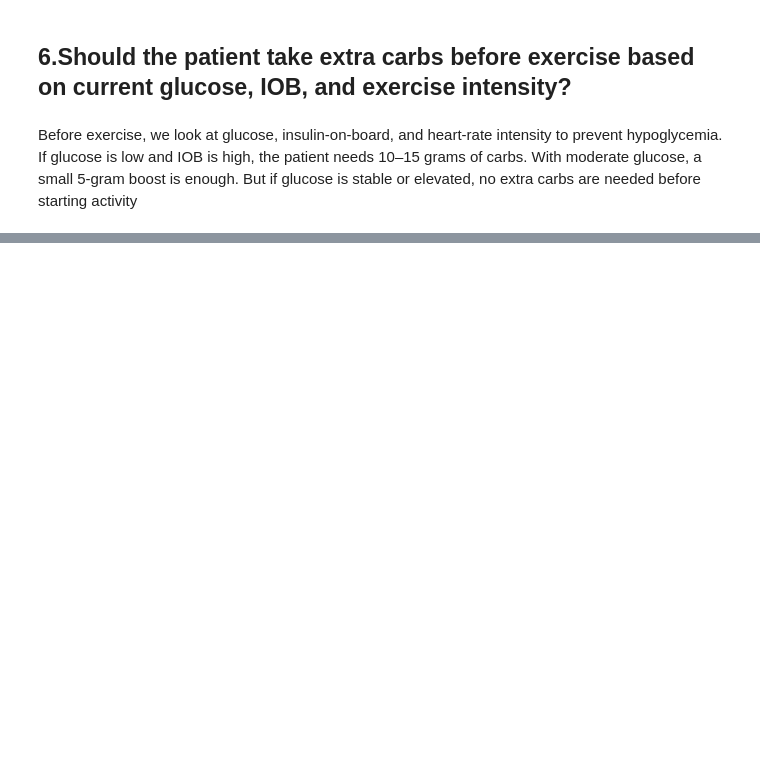
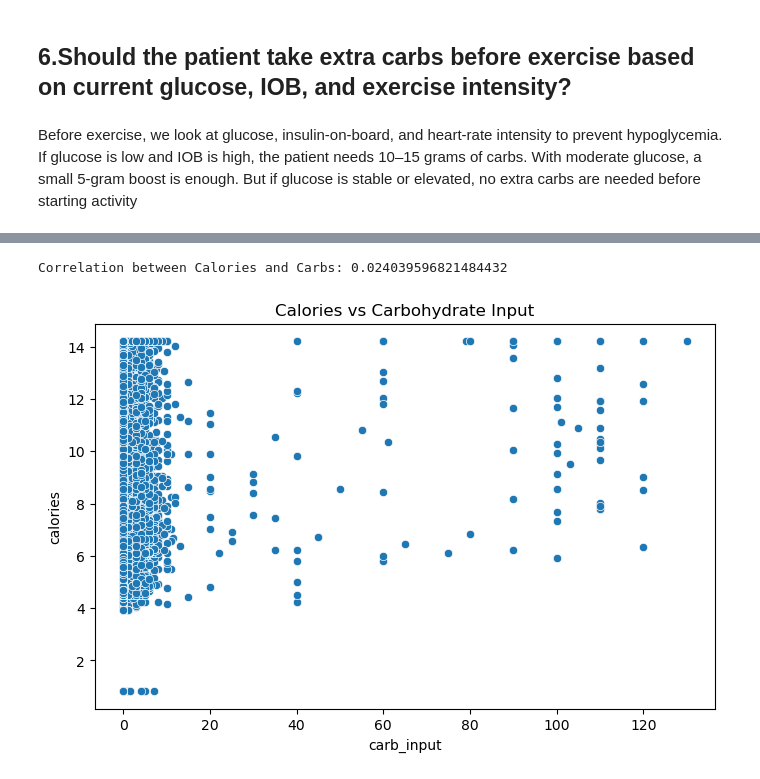
Before and after one commit to rajeshwariananth/Team01_PyVoyagers_Python_Hackathon_MAY_2026, a Jupyter notebook: Team01_PYVoyagers_Prescriptive.ipynb, the cells around one changed output, grey strips where cells are left out. Saved outputs shown, nothing was run; the diff lists cells and outputs as text; code cells hidden in the pictures; blank space fills up the shorter version.

```diff
--- a/Team01_PYVoyagers_Prescriptive.ipynb
+++ b/Team01_PYVoyagers_Prescriptive.ipynb
@@ -129,26 +131,36 @@ Helps identify insulin resistance, meal‑time insulin needs, and basal‑bolus
 # %%
 
 
+import pandas as pd
+
+# 1. CRITICAL: Convert 'time' to datetime objects so .dt works
+df['time'] = pd.to_datetime(df['time'])
+
+# 2. Extract hour
 df['hour'] = df['time'].dt.hour
 
-# Filter overnight window (12 AM to 6 AM) and COPY to avoid warnings
+# 3. Filter overnight window (12 AM to 6 AM)
 overnight = df[(df['hour'] >= 0) & (df['hour'] <= 6)].copy()
 
-# Compute glucose_next for overnight trend
+# 4. Compute glucose_next for overnight trend per patient
+# We must sort by time first to ensure the 'shift' is chronological
+overnight = overnight.sort_values(['patient_id', 'time'])
 overnight['glucose_next'] = overnight.groupby('patient_id')['glucose'].shift(-1)
 
-# Glucose change (positive = rising, negative = falling)
+# 5. Glucose change (Positive = rising, Negative = falling)
 overnight['overnight_change'] = overnight['glucose_next'] - overnight['glucose']
 
-# Average overnight change per patient
+# 6. Average overnight change per patient
+# We drop NaNs created by the shift at the end of each patient's window
 trend = (
-    overnight.groupby('patient_id')['overnight_change']
+    overnight.dropna(subset=['overnight_change'])
+    .groupby('patient_id')['overnight_change']
     .mean()
     .round(2)
     .reset_index()
 )
 
-# Recommendation logic
+# 7. Recommendation logic
 def recommend(change):
     if change > 5:
         return "Increase basal overnight"
@@ -361,0 +413,12 @@ HUPA0028P                                      137
+# %%
+carb_corr = df[['calories', 'carb_input']].corr().iloc[0,1]
+print(f"\nCorrelation between Calories and Carbs: {carb_corr}")
+# %% [output]
+Correlation between Calories and Carbs: 0.024039596821484432
+# %%
+plt.figure(figsize=(8, 5))
+sns.scatterplot(data=df, x='carb_input', y='calories')
+plt.title('Calories vs Carbohydrate Input')
+plt.show()
+# %% [output]
+[figure, added]
```
Also changed, not shown: parts of 20 cells of this notebook, 3 other files.
